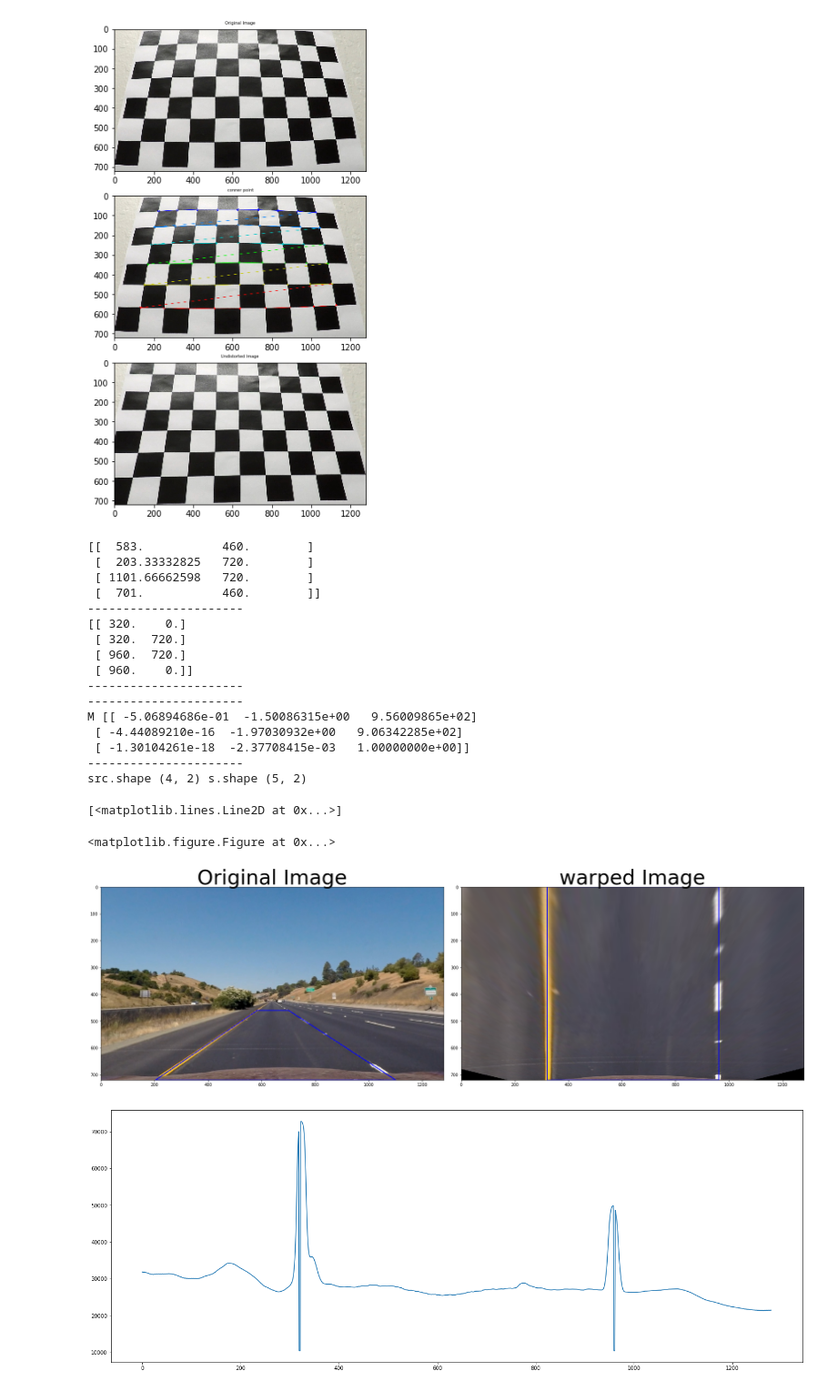
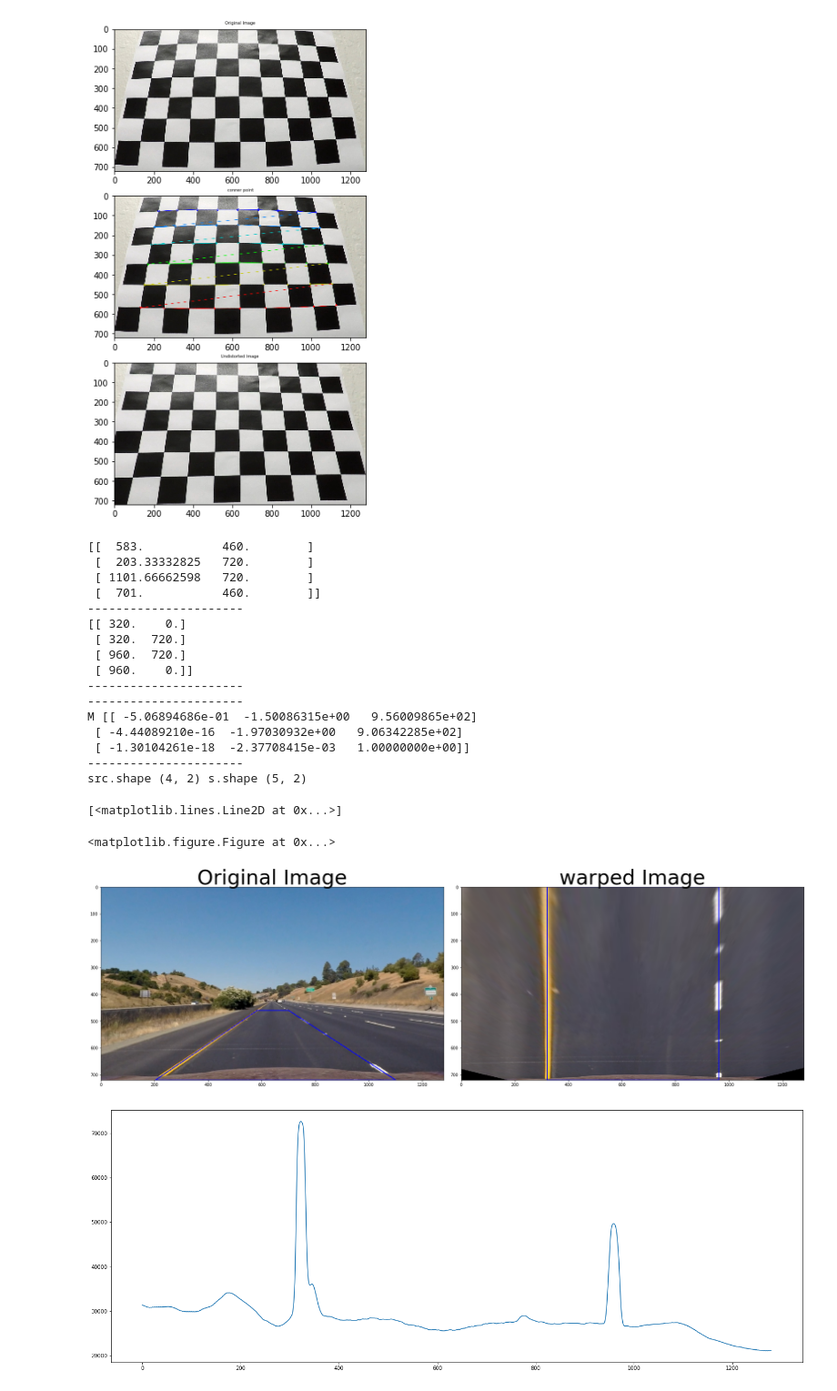
Before and after one commit to KSHIBA-HHQ/CarND-Advanced-Lane-Lines-master, a Jupyter notebook: P2.ipynb, the cells around one changed output. Shown at 91% size. Drawn from its saved outputs; the diff is of its cells as text; code cells hidden in the pictures.

```diff
--- a/P2.ipynb
+++ b/P2.ipynb
@@ -202,20 +202,18 @@ def get_M_Matrix():
 
 def unwarp(img,  mtx, dist ,M):
     # Use the OpenCV undistort() function to remove distortion
+    undist = img.copy()
+    undist = cv2.undistort(undist, mtx, dist, None, mtx)
 
-    undist = cv2.undistort(img, mtx, dist, None, mtx)
-
-    # Convert undistorted image to grayscale
-    gray = cv2.cvtColor(undist, cv2.COLOR_BGR2GRAY)
 
     #img_size = (gray.shape[1], gray.shape[0])
     img_size=get_tuple_img_sizeYX()
 
 
-
+    warped = undist.copy()
     # Warp the image using OpenCV warpPerspective()
-    raw_warped = cv2.warpPerspective(undist, M, img_size)
-    return raw_warped
+    warped = cv2.warpPerspective(warped, M, img_size)
+    return undist, warped
 
 
 from skimage import io
@@ -223,39 +221,39 @@ import glob
 sight=glob.glob('./test_images/straight_lines*.jpg')
 
 img=io.imread(sight[0])
-img= cv2.undistort(img, mtx, dist, None, mtx)
 #img_size = (img.shape[1], img.shape[0])
 #ret, mtx, dist, rvecs, tvecs = cv2.calibrateCamera(objpoints, imgpoints, img_size,None,None)
 M,src,dst=get_M_Matrix()
-raw=unwarp(img,mtx,dist,M)
-warped=raw.copy()
-draw_lines_img(img,warped,src,dst)
+undist, warped=unwarp(img,mtx,dist,M)
+
+disp=[undist.copy(),warped.copy()]
+draw_lines_img(disp[0],disp[1],src,dst)
 
 
 
 import numpy as np
 gray = cv2.cvtColor(warped, cv2.COLOR_RGB2GRAY)
 histogram = np.sum(gray[gray.shape[0]//2:,:], axis=0)
 plt.figure(figsize=(24, 9))
 plt.plot(histogram)
 # %% [output]
 [[  583.           460.        ]
  [  203.33332825   720.        ]
  [ 1101.66662598   720.        ]
  [  701.           460.        ]]
 ----------------------
 [[ 320.    0.]
  [ 320.  720.]
  [ 960.  720.]
  [ 960.    0.]]
 ----------------------
 ----------------------
 M [[ -5.06894686e-01  -1.50086315e+00   9.56009865e+02]
  [ -4.44089210e-16  -1.97030932e+00   9.06342285e+02]
  [ -1.30104261e-18  -2.37708415e-03   1.00000000e+00]]
 ----------------------
 src.shape (4, 2) s.shape (5, 2)
 [<matplotlib.lines.Line2D at 0x...>]
 <matplotlib.figure.Figure at 0x...>
 [figure]
-[figure, old version]
+[figure, new version]
```
